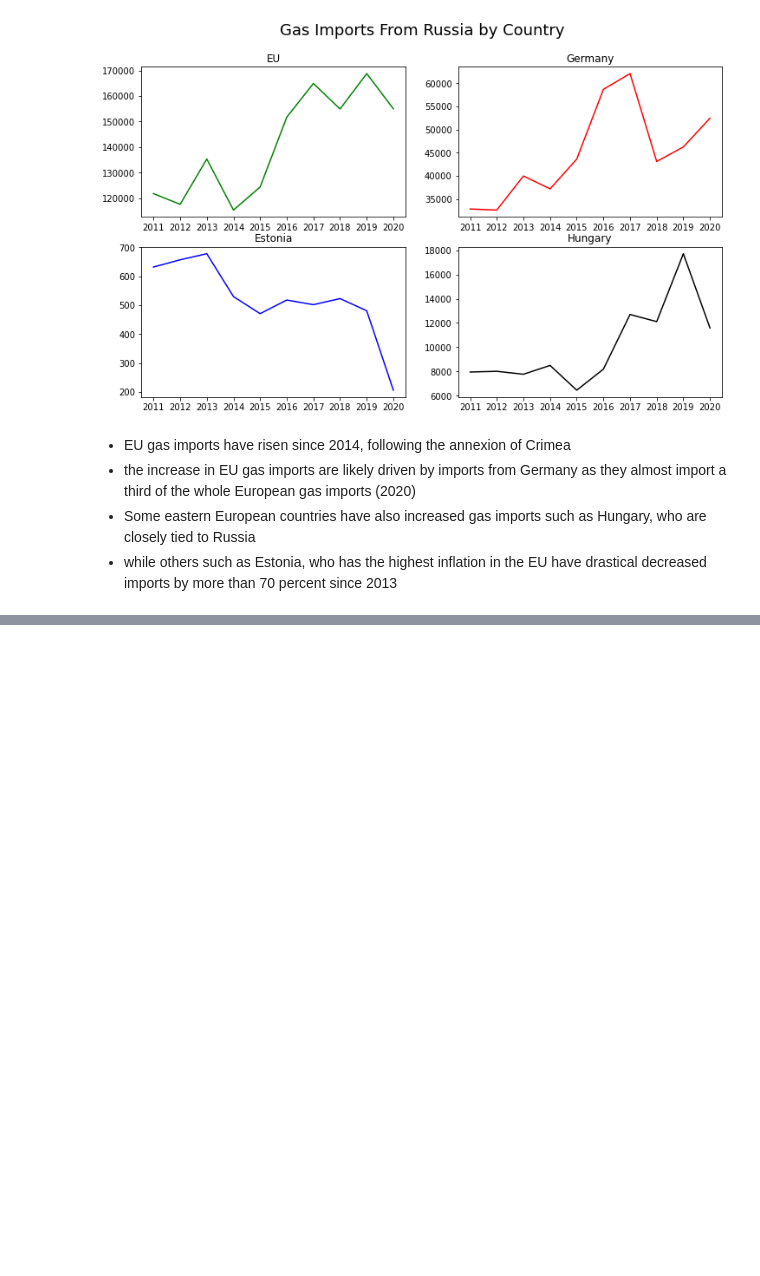
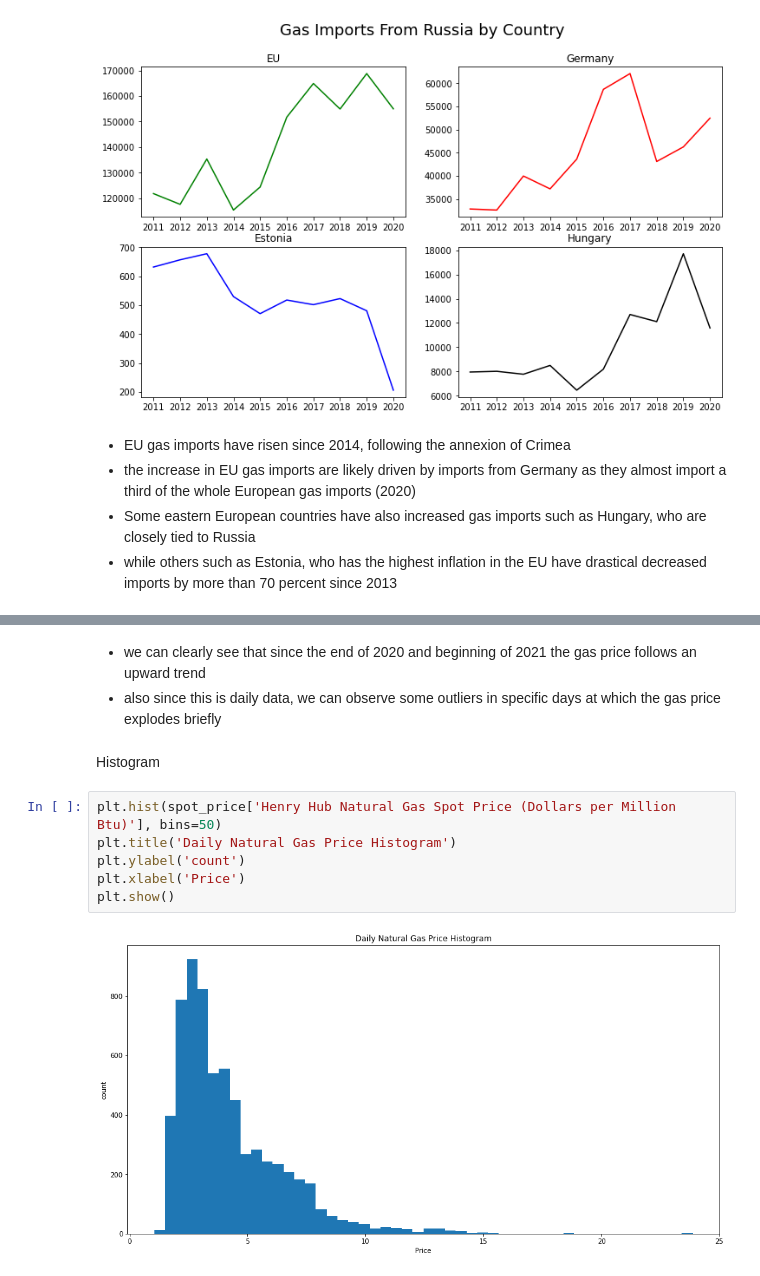
Before and after one commit to aedxn/Energy-Market-Analysis, a Jupyter notebook: energy_price_analysis.ipynb, the cells around one changed output, grey strips where cells are left out. Saved outputs shown, nothing was run; the diff lists cells and outputs as text; blank space fills up the shorter version.

```diff
--- a/energy_price_analysis.ipynb
+++ b/energy_price_analysis.ipynb
@@ -379,0 +398,13 @@ plt.show()
+# %% [markdown]
+* we can clearly see that since the end of 2020 and beginning of 2021 the gas price follows an upward trend
+* also since this is daily data, we can observe some outliers in specific days at which the gas price explodes briefly
+# %% [markdown]
+Histogram
+# %%
+plt.hist(spot_price['Henry Hub Natural Gas Spot Price (Dollars per Million Btu)'], bins=50)
+plt.title('Daily Natural Gas Price Histogram')
+plt.ylabel('count')
+plt.xlabel('Price')
+plt.show()
+# %% [output]
+[figure, added]
```
Also changed, not shown: parts of 56 cells of this notebook.
